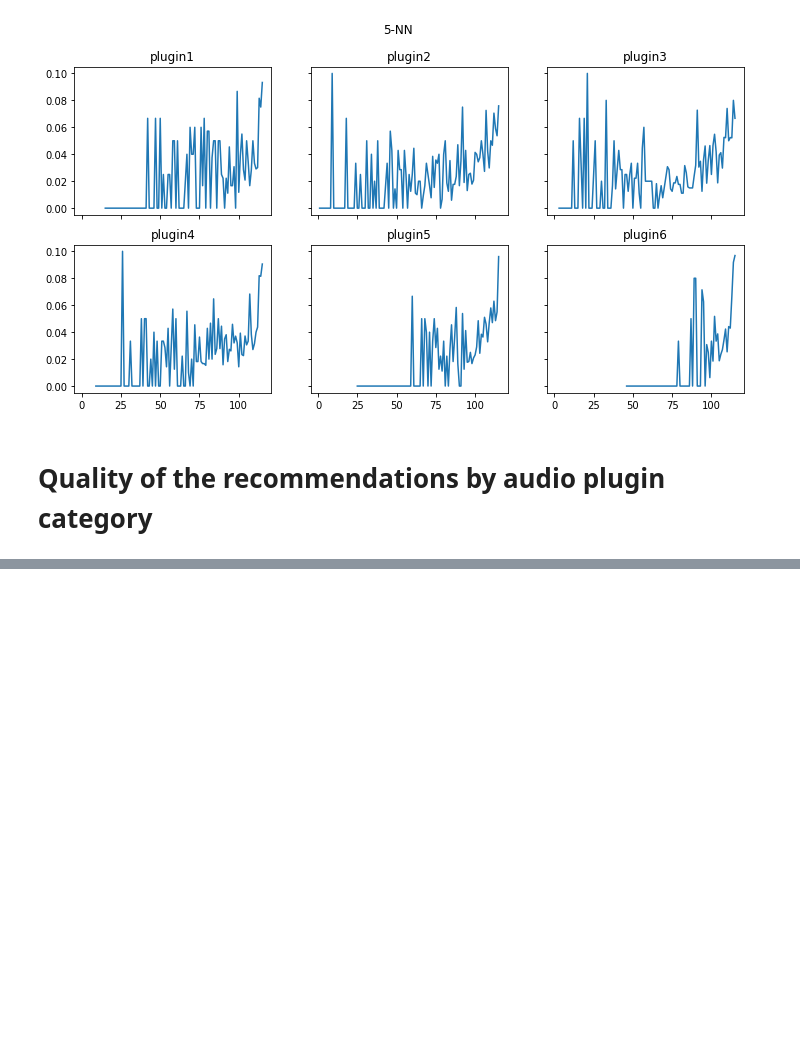
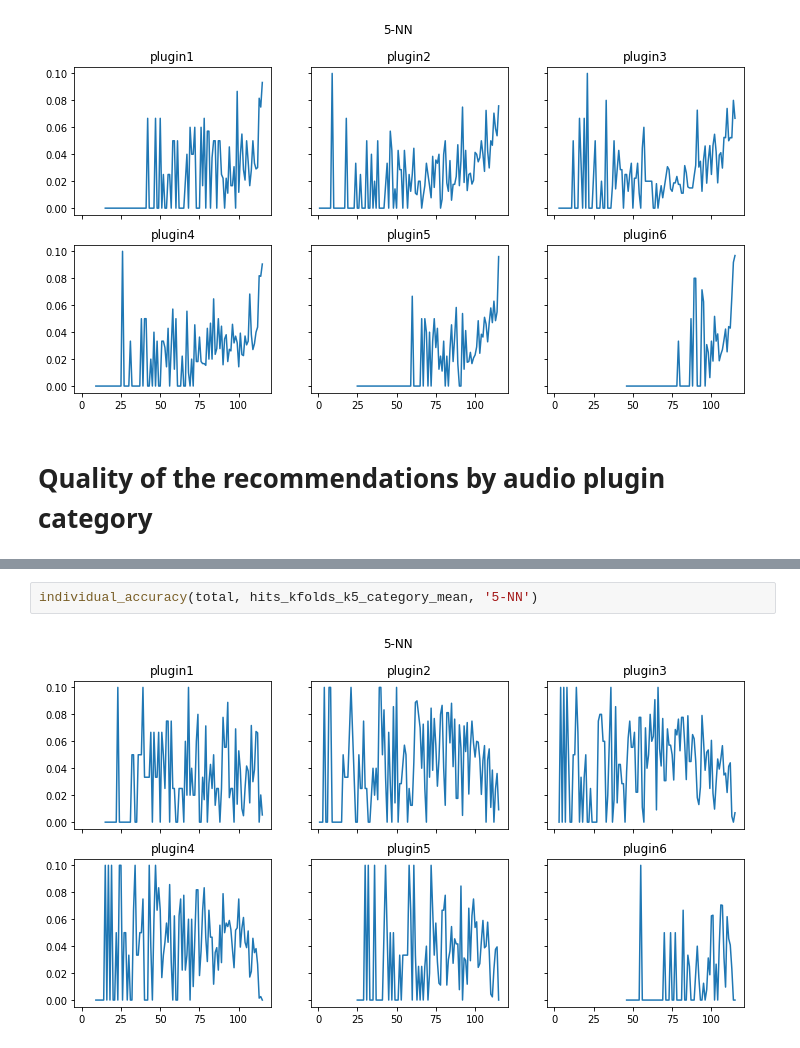
Before and after one commit to SrMouraSilva/RBM, a Jupyter notebook: experiments/notebooks/knn.ipynb, the cells around one changed output, grey strips where cells are left out. Saved outputs shown, nothing was run; the diff lists cells and outputs as text; blank space fills up the shorter version.

```diff
--- a/experiments/notebooks/knn.ipynb
+++ b/experiments/notebooks/knn.ipynb
@@ -225,0 +292,4 @@ individual_accuracy(total, hits_kfolds_k5_mean, '5-NN')
+# %%
+individual_accuracy(total, hits_kfolds_k5_category_mean, '5-NN')
+# %% [output]
+[figure, added]
```
Also changed, not shown: parts of 11 cells of this notebook, 1 other file.
